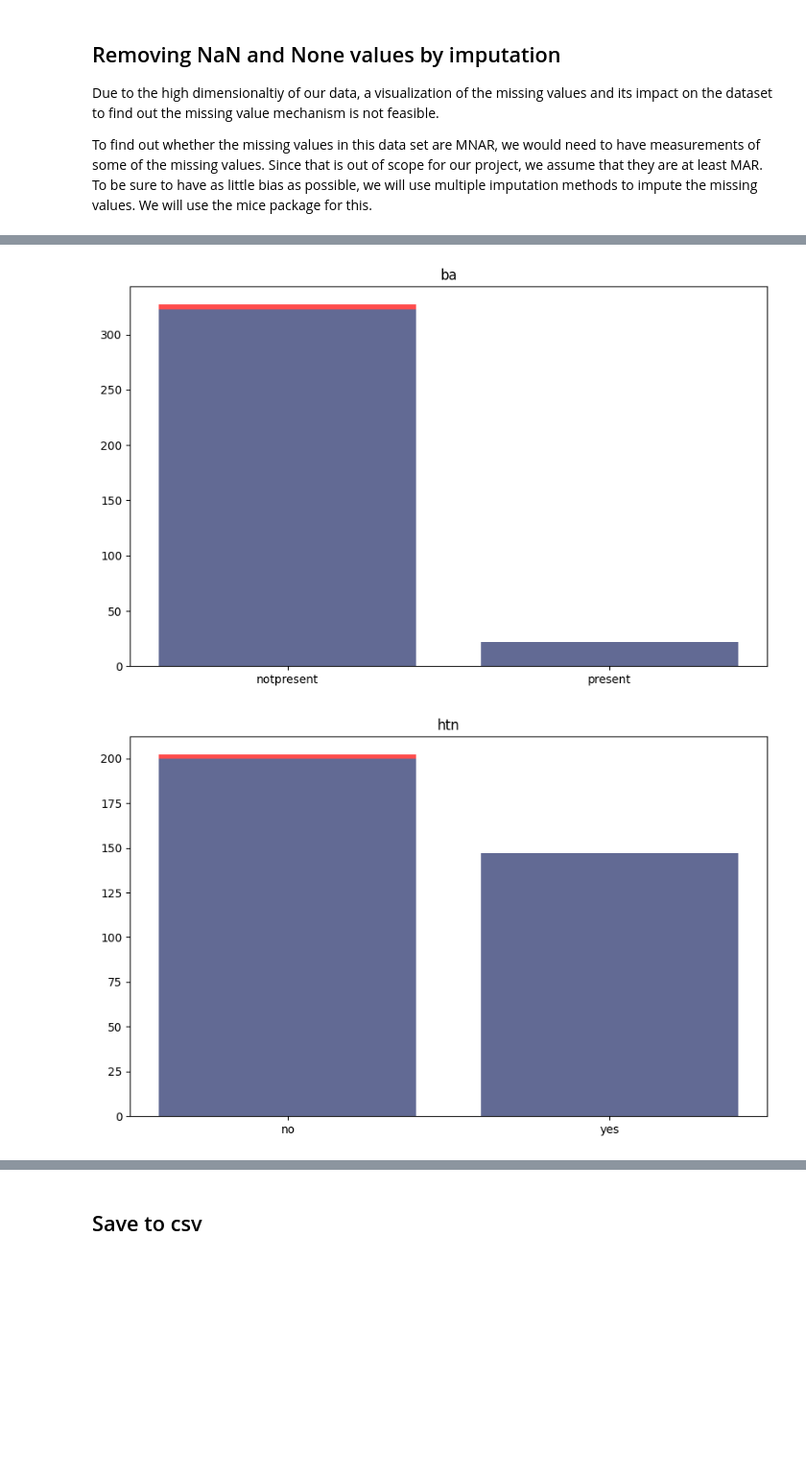
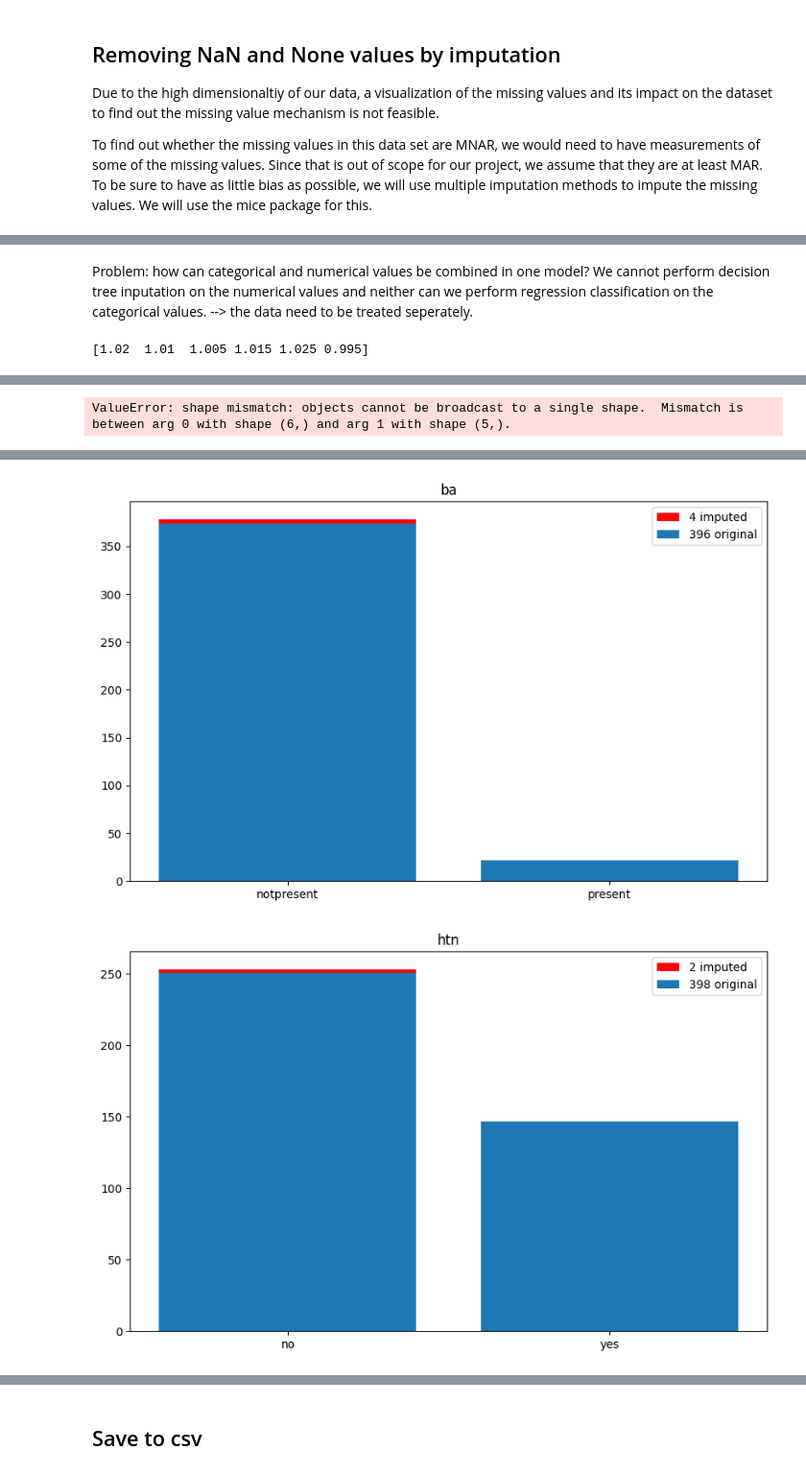
Before and after one commit to luisastue/datascience-ckd, a Jupyter notebook: 3_imputation.ipynb, the cells around one changed output, grey strips where cells are left out. Shown at 96% size. Cells and saved outputs as stored; diff of their text form; code cells hidden in the pictures; blank space fills up the shorter version.

```diff
--- a/3_imputation.ipynb
+++ b/3_imputation.ipynb
@@ -155,4 +160,0 @@ rbcc     349     0       0.0
-# %%
-
-for col in numeric.columns:
-    imp.plot_imputed_hist(col)
@@ -201,14 +168,44 @@ categorical_imputed
+# %% [markdown]
+Problem: how can categorical and numerical values be combined in one model? We cannot perform decision tree inputation on the numerical values and neither can we perform regression classification on the categorical values.
+--> the data need to be treated seperately.
+# %%
+from sklearn.experimental import enable_iterative_imputer
+from sklearn.impute import IterativeImputer
+from sklearn.tree import DecisionTreeClassifier
+
+
+# Create an instance of IterativeImputer with the desired estimator
+imputer = IterativeImputer()
+imputed = df.copy()
+imputed_data = imputer.fit_transform(df)
+# %%
+from functools import reduce
+imputed[df.columns] = imputed_data
+imputed = imputed.round({'al': 0, 'su': 0, 'sg': 3})
+imputed['sg'] = (imputed['sg'] / 0.005).round() * 0.005
+imputed = imputed.round(reduce(lambda acc, col: {**acc, col: 0}, categorical_bool_columns, {}))
+
+imputed
+print(imputed['sg'].unique())
+# %% [output]
+[1.02  1.01  1.005 1.015 1.025 0.995]
 # %%
-for col in categorical_imputed.columns:
-    print(col, '\t',categorical_imputed[col].unique())
-    categories = np.unique(categorical_imputed[col])
+from util.constants import map_bool_to_val
 
-    original_counts = categorical[col].value_counts()
 
-    # Count the occurrences of each category in the imputed DataFrame
-    imputed_counts = categorical_imputed[col].value_counts()
+for col in categorical_columns:
+    print(col)
+    categories = np.unique(imputed[col])
+    if col in map_bool_to_val:
+        categories = [ map_bool_to_val[col][c] for c in categories  if col in map_bool_to_val]
+
+    original_counts = df[col].value_counts()
+    imputed_counts = imputed[col].value_counts()
+
     plt.figure(figsize=(10, 6))
-    plt.bar(categories, imputed_counts, label='Imputed', alpha=0.7, color='red')
-    plt.bar(categories, original_counts, label='Original', alpha=0.7)
+    plt.bar(categories, imputed_counts, label='Imputed', color='red')
+    plt.bar(categories, original_counts, label='Original')
+
+    plt.legend(['{imp} imputed'.format(imp = sum(imputed_counts) - sum(original_counts)), '{orig} original'.format(orig = sum(original_counts))])
     plt.title(col)
 # %% [output]
@@ -225,0 +224 @@ class    ['ckd' 'notckd']
+ValueError: shape mismatch: objects cannot be broadcast to a single shape.  Mismatch is between arg 0 with shape (6,) and arg 1 with shape (5,).
@@ -229,2 +228,2 @@ class    ['ckd' 'notckd']
-[figure, old version]
+[figure, new version]
-[figure, old version]
+[figure, new version]
```
Also changed, not shown: parts of 24 cells of this notebook, 12 other files.
